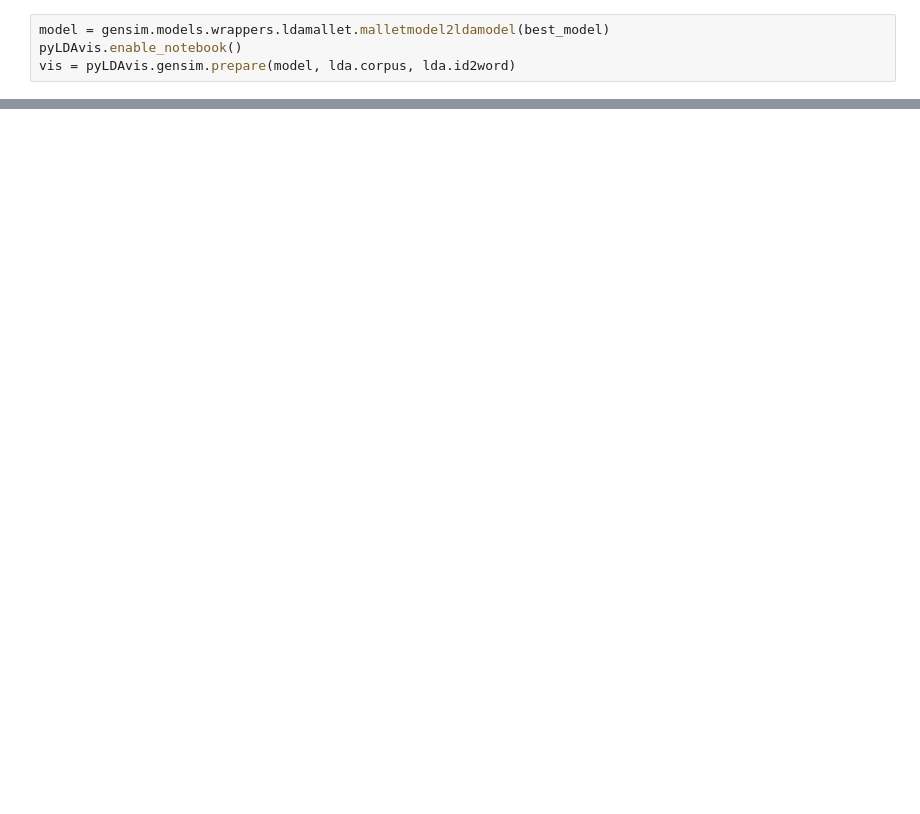
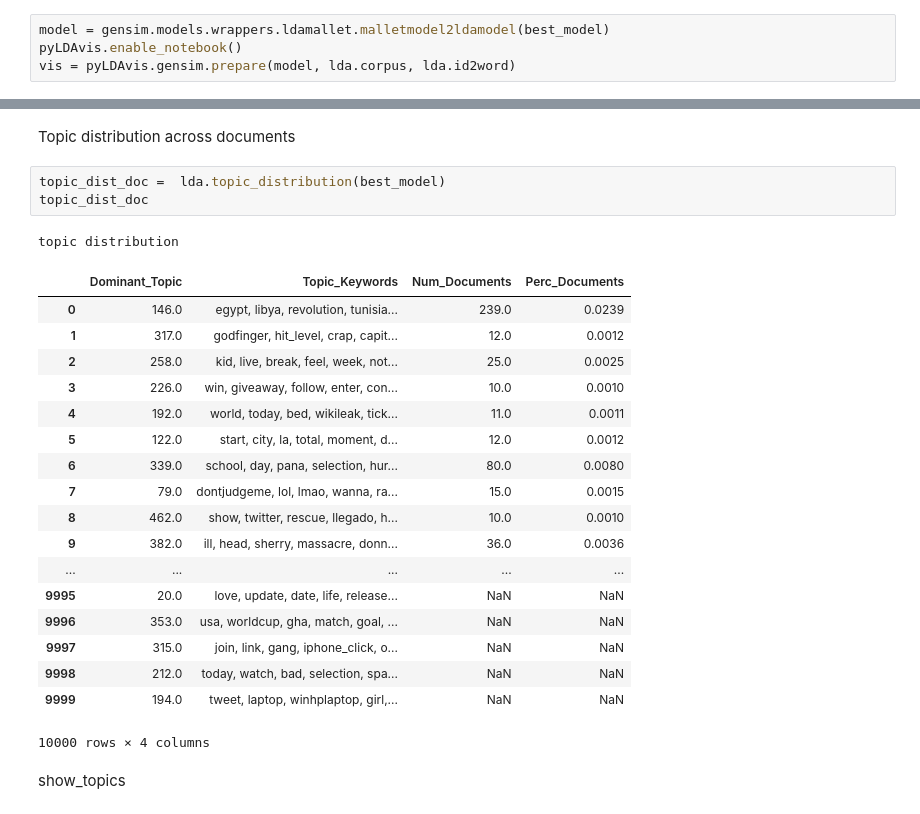
Before and after one commit to vcheruiyot/cs224u-project, a Jupyter notebook: source_files/baseline/lda/visualization.ipynb, the cells around one changed output, grey strips where cells are left out. Drawn from its saved outputs; the diff is of its cells as text; blank space fills up the shorter version.

```diff
--- a/source_files/baseline/lda/visualization.ipynb
+++ b/source_files/baseline/lda/visualization.ipynb
@@ -76,0 +142,27 @@ plt.show()
+# %% [markdown]
+ Topic distribution across documents
+# %%
+topic_dist_doc =  lda.topic_distribution(best_model)
+topic_dist_doc
+# %% [output]
+topic distribution
+|  | Dominant_Topic | Topic_Keywords | Num_Documents | Perc_Documents |
+| 0 | 146.0 | egypt, libya, revolution, tunisia... | 239.0 | 0.0239 |
+| 1 | 317.0 | godfinger, hit_level, crap, capit... | 12.0 | 0.0012 |
+| 2 | 258.0 | kid, live, break, feel, week, not... | 25.0 | 0.0025 |
+| 3 | 226.0 | win, giveaway, follow, enter, con... | 10.0 | 0.0010 |
+| 4 | 192.0 | world, today, bed, wikileak, tick... | 11.0 | 0.0011 |
+| 5 | 122.0 | start, city, la, total, moment, d... | 12.0 | 0.0012 |
+| 6 | 339.0 | school, day, pana, selection, hur... | 80.0 | 0.0080 |
+| 7 | 79.0 | dontjudgeme, lol, lmao, wanna, ra... | 15.0 | 0.0015 |
+| 8 | 462.0 | show, twitter, rescue, llegado, h... | 10.0 | 0.0010 |
+| 9 | 382.0 | ill, head, sherry, massacre, donn... | 36.0 | 0.0036 |
+| ... | ... | ... | ... | ... |
+| 9995 | 20.0 | love, update, date, life, release... | NaN | NaN |
+| 9996 | 353.0 | usa, worldcup, gha, match, goal, ... | NaN | NaN |
+| 9997 | 315.0 | join, link, gang, iphone_click, o... | NaN | NaN |
+| 9998 | 212.0 | today, watch, bad, selection, spa... | NaN | NaN |
+| 9999 | 194.0 | tweet, laptop, winhplaptop, girl,... | NaN | NaN |
+10000 rows × 4 columns
+# %% [markdown]
+show_topics
```
Also changed, not shown: parts of 10 cells of this notebook.
